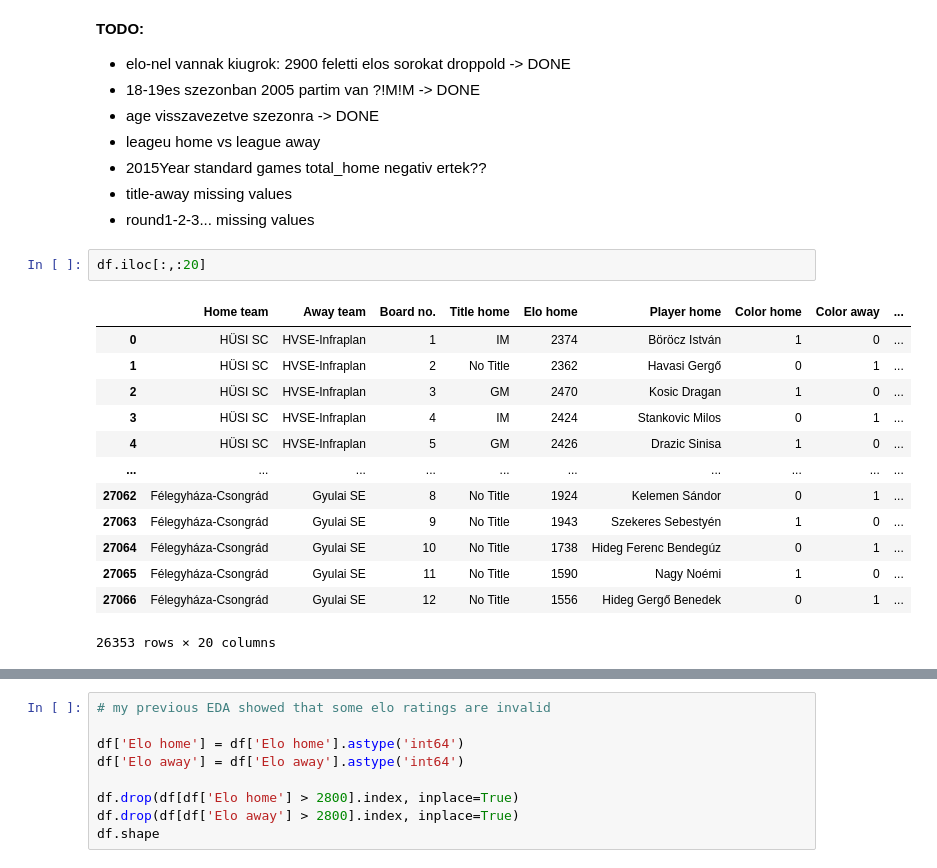
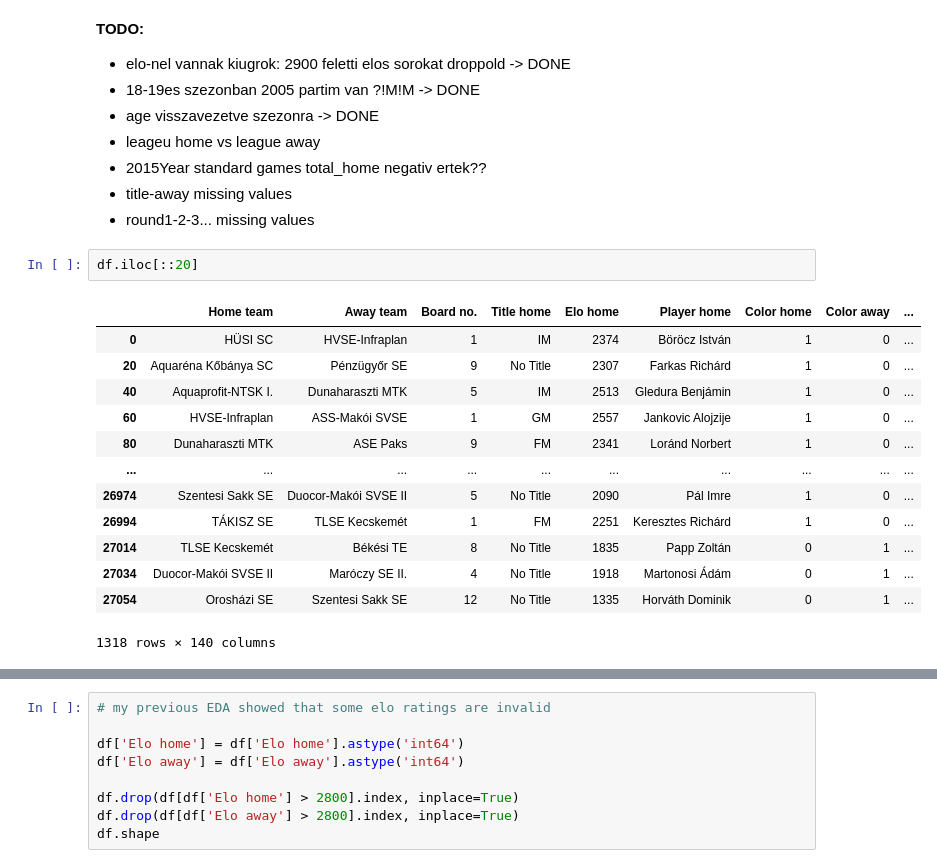
Before and after one commit to szukiadam/ChessChampionshipAnalysis, a Jupyter notebook: ChessChampionship.ipynb, the cells around one changed output, grey strips where cells are left out. Cells and saved outputs as stored; diff of their text form.

```diff
--- a/ChessChampionship.ipynb
+++ b/ChessChampionship.ipynb
@@ -678,18 +656,18 @@ df.describe()
 - title-away missing values
 - round1-2-3... missing values
 # %%
-df.iloc[:,:20]
+df.iloc[::20]
 # %% [output]
 |  | Home team | Away team | Board no. | Title home | Elo home | Player home | Color home | Color away | ... |
 | 0 | HÜSI SC | HVSE-Infraplan | 1 | IM | 2374 | Böröcz István | 1 | 0 | ... |
-| 1 | HÜSI SC | HVSE-Infraplan | 2 | No Title | 2362 | Havasi Gergő | 0 | 1 | ... |
-| 2 | HÜSI SC | HVSE-Infraplan | 3 | GM | 2470 | Kosic Dragan | 1 | 0 | ... |
-| 3 | HÜSI SC | HVSE-Infraplan | 4 | IM | 2424 | Stankovic Milos | 0 | 1 | ... |
-| 4 | HÜSI SC | HVSE-Infraplan | 5 | GM | 2426 | Drazic Sinisa | 1 | 0 | ... |
+| 20 | Aquaréna Kőbánya SC | Pénzügyőr SE | 9 | No Title | 2307 | Farkas Richárd | 1 | 0 | ... |
+| 40 | Aquaprofit-NTSK I. | Dunaharaszti MTK | 5 | IM | 2513 | Gledura Benjámin | 1 | 0 | ... |
+| 60 | HVSE-Infraplan | ASS-Makói SVSE | 1 | GM | 2557 | Jankovic Alojzije | 1 | 0 | ... |
+| 80 | Dunaharaszti MTK | ASE Paks | 9 | FM | 2341 | Loránd Norbert | 1 | 0 | ... |
 | ... | ... | ... | ... | ... | ... | ... | ... | ... | ... |
-| 27062 | Félegyháza-Csongrád | Gyulai SE | 8 | No Title | 1924 | Kelemen Sándor | 0 | 1 | ... |
-| 27063 | Félegyháza-Csongrád | Gyulai SE | 9 | No Title | 1943 | Szekeres Sebestyén | 1 | 0 | ... |
-| 27064 | Félegyháza-Csongrád | Gyulai SE | 10 | No Title | 1738 | Hideg Ferenc Bendegúz | 0 | 1 | ... |
-| 27065 | Félegyháza-Csongrád | Gyulai SE | 11 | No Title | 1590 | Nagy Noémi | 1 | 0 | ... |
-| 27066 | Félegyháza-Csongrád | Gyulai SE | 12 | No Title | 1556 | Hideg Gergő Benedek | 0 | 1 | ... |
+| 26974 | Szentesi Sakk SE | Duocor-Makói SVSE II | 5 | No Title | 2090 | Pál Imre | 1 | 0 | ... |
+| 26994 | TÁKISZ SE | TLSE Kecskemét | 1 | FM | 2251 | Keresztes Richárd | 1 | 0 | ... |
+| 27014 | TLSE Kecskemét | Békési TE | 8 | No Title | 1835 | Papp Zoltán | 0 | 1 | ... |
+| 27034 | Duocor-Makói SVSE II | Maróczy SE II. | 4 | No Title | 1918 | Martonosi Ádám | 0 | 1 | ... |
+| 27054 | Orosházi SE | Szentesi Sakk SE | 12 | No Title | 1335 | Horváth Dominik | 0 | 1 | ... |
-26353 rows × 20 columns
+1318 rows × 140 columns
```
Also changed, not shown: parts of 15 cells of this notebook.
